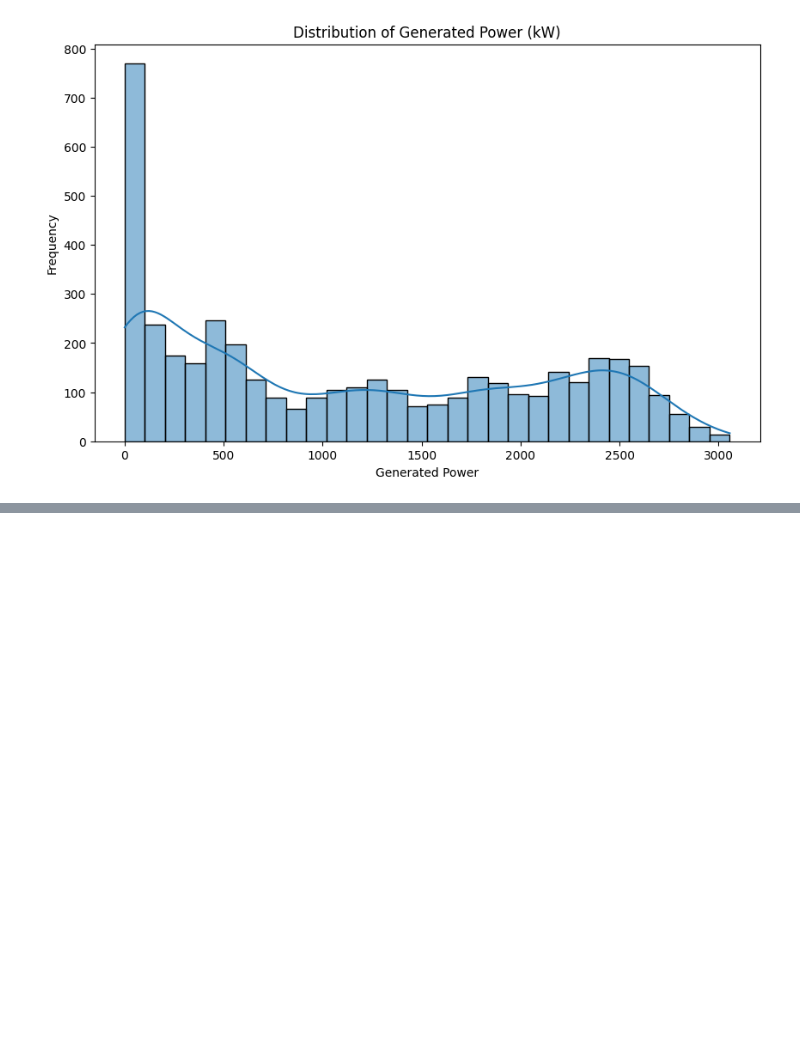
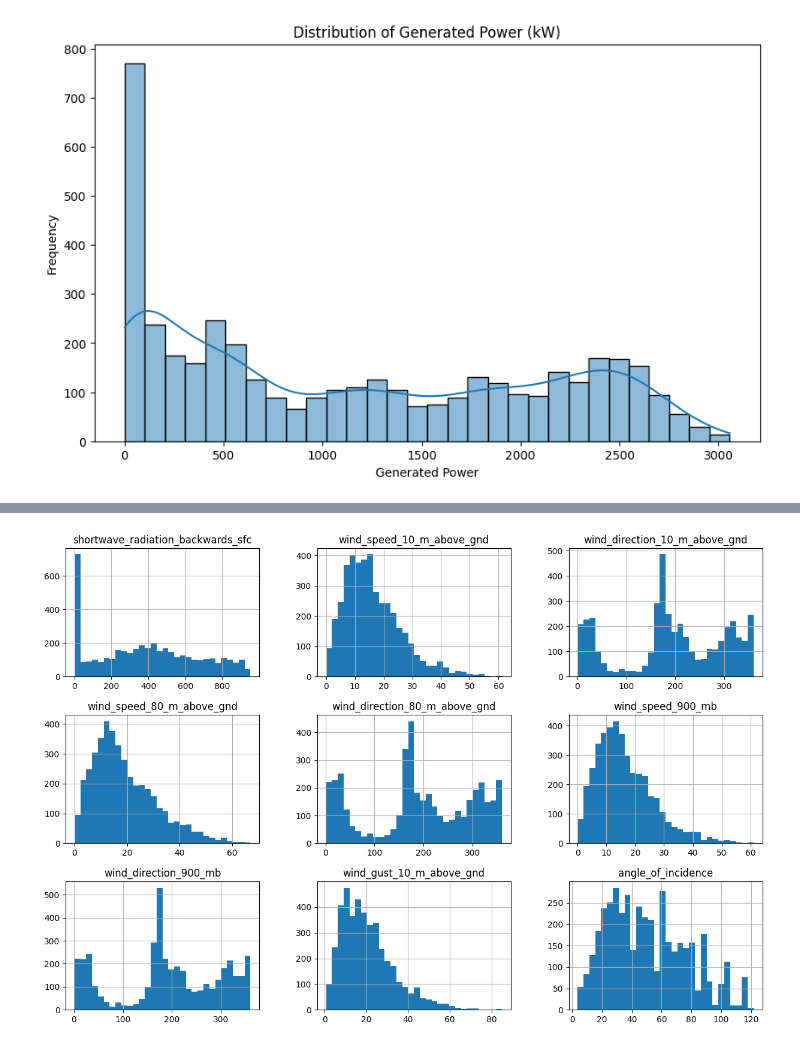
Before and after one commit to AathilFelix/solar-power-prediction, a Jupyter notebook: SolarPowerPrediction/solarpowerprediction.ipynb, the cells around one changed output, grey strips where cells are left out. Saved outputs shown, nothing was run; the diff lists cells and outputs as text; code cells hidden in the pictures; blank space fills up the shorter version.

```diff
--- a/SolarPowerPrediction/solarpowerprediction.ipynb
+++ b/SolarPowerPrediction/solarpowerprediction.ipynb
@@ -122,0 +130,6 @@ plt.show()
+# %%
+# Show multiple columns histo grams
+df[df.columns[9:18]].hist(bins=30, figsize=(15,10))
+plt.show()
+# %% [output]
+[figure, added]
```
Also changed, not shown: parts of 5 cells of this notebook.
